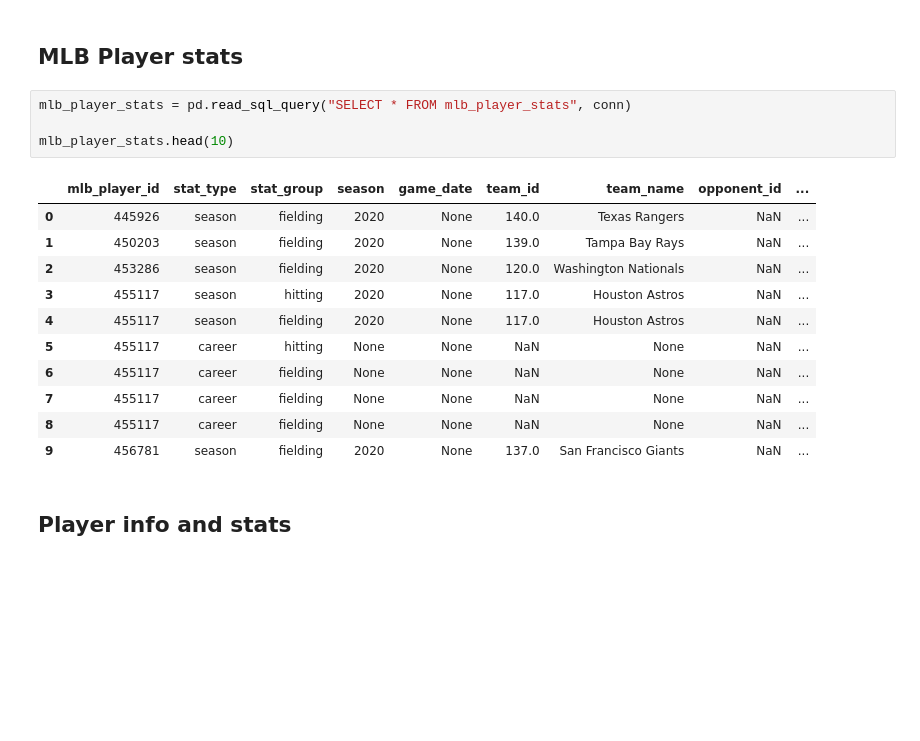
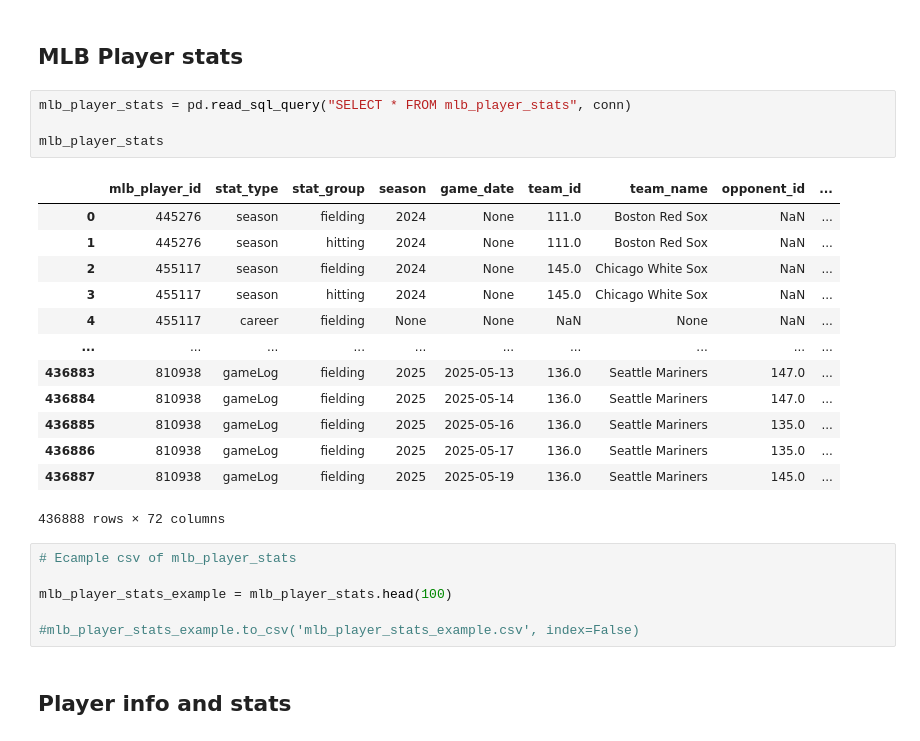
Before and after one commit to laniel123/MLB_Injury_Report, a Jupyter notebook: mlb/notebooks/Mlb_player_db.ipynb, the cells around one changed output. Cells and saved outputs as stored; diff of their text form; blank space fills up the shorter version.

```diff
--- a/mlb/notebooks/Mlb_player_db.ipynb
+++ b/mlb/notebooks/Mlb_player_db.ipynb
@@ -44,19 +68,27 @@ mlb_player_info.head()
 # %%
 mlb_player_stats = pd.read_sql_query("SELECT * FROM mlb_player_stats", conn)
 
-mlb_player_stats.head(10)
+mlb_player_stats
 # %% [output]
 |  | mlb_player_id | stat_type | stat_group | season | game_date | team_id | team_name | opponent_id | ... |
-| 0 | 445926 | season | fielding | 2020 | None | 140.0 | Texas Rangers | NaN | ... |
-| 1 | 450203 | season | fielding | 2020 | None | 139.0 | Tampa Bay Rays | NaN | ... |
-| 2 | 453286 | season | fielding | 2020 | None | 120.0 | Washington Nationals | NaN | ... |
-| 3 | 455117 | season | hitting | 2020 | None | 117.0 | Houston Astros | NaN | ... |
-| 4 | 455117 | season | fielding | 2020 | None | 117.0 | Houston Astros | NaN | ... |
-| 5 | 455117 | career | hitting | None | None | NaN | None | NaN | ... |
-| 6 | 455117 | career | fielding | None | None | NaN | None | NaN | ... |
-| 7 | 455117 | career | fielding | None | None | NaN | None | NaN | ... |
-| 8 | 455117 | career | fielding | None | None | NaN | None | NaN | ... |
-| 9 | 456781 | season | fielding | 2020 | None | 137.0 | San Francisco Giants | NaN | ... |
+| 0 | 445276 | season | fielding | 2024 | None | 111.0 | Boston Red Sox | NaN | ... |
+| 1 | 445276 | season | hitting | 2024 | None | 111.0 | Boston Red Sox | NaN | ... |
+| 2 | 455117 | season | fielding | 2024 | None | 145.0 | Chicago White Sox | NaN | ... |
+| 3 | 455117 | season | hitting | 2024 | None | 145.0 | Chicago White Sox | NaN | ... |
+| 4 | 455117 | career | fielding | None | None | NaN | None | NaN | ... |
+| ... | ... | ... | ... | ... | ... | ... | ... | ... | ... |
+| 436883 | 810938 | gameLog | fielding | 2025 | 2025-05-13 | 136.0 | Seattle Mariners | 147.0 | ... |
+| 436884 | 810938 | gameLog | fielding | 2025 | 2025-05-14 | 136.0 | Seattle Mariners | 147.0 | ... |
+| 436885 | 810938 | gameLog | fielding | 2025 | 2025-05-16 | 136.0 | Seattle Mariners | 135.0 | ... |
+| 436886 | 810938 | gameLog | fielding | 2025 | 2025-05-17 | 136.0 | Seattle Mariners | 135.0 | ... |
+| 436887 | 810938 | gameLog | fielding | 2025 | 2025-05-19 | 136.0 | Seattle Mariners | 145.0 | ... |
+436888 rows × 72 columns
+# %%
+# Ecample csv of mlb_player_stats
+
+mlb_player_stats_example = mlb_player_stats.head(100)
+
+#mlb_player_stats_example.to_csv('mlb_player_stats_example.csv', index=False)
 # %% [markdown]
 ## Player info and stats
 # %%
```
Also changed, not shown: parts of 5 cells of this notebook, 8 other files.
